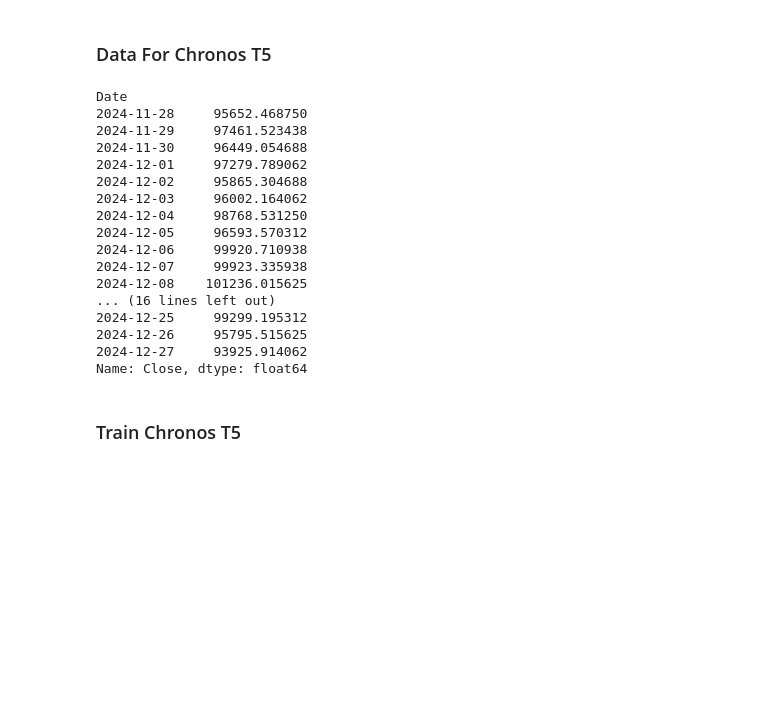
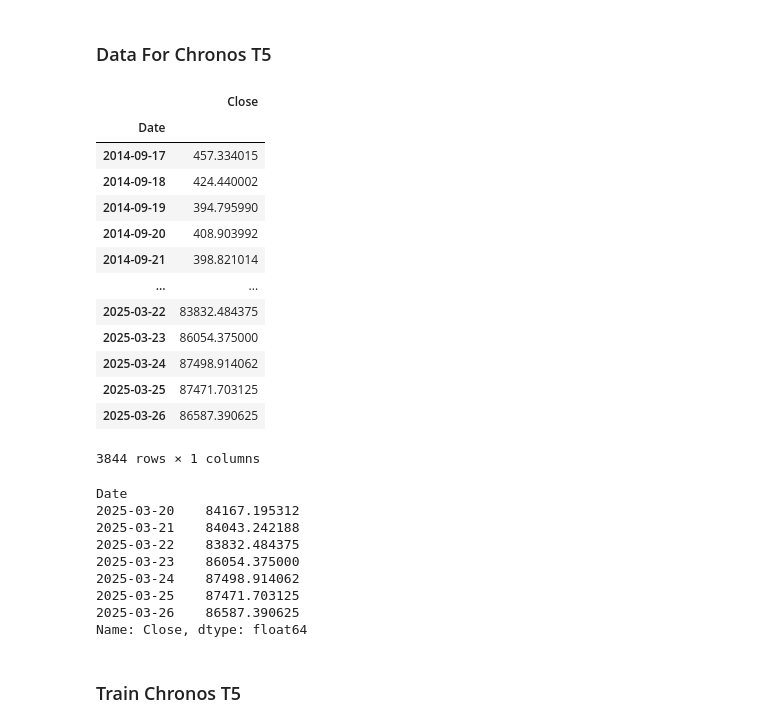
Before and after one commit to Ivo196/Chronos-T5-Large, a Jupyter notebook: Chronos-T5.ipynb, the cells around one changed output. Cells and saved outputs as stored; diff of their text form; code cells hidden in the pictures; blank space fills up the shorter version.

```diff
--- a/Chronos-T5.ipynb
+++ b/Chronos-T5.ipynb
@@ -5,11 +5,27 @@
 # %%
 import pandas as pd
 token = 'data/BTC-USD.csv'
 data = pd.read_csv(token, parse_dates=['Date'], index_col=['Date'])
-data.drop(['Adj Close', 'Open', 'High', 'Low', 'Volume'], axis=1, inplace=True)
+data.drop(['Open', 'High', 'Low', 'Volume'], axis=1, inplace=True)
+data
+# %% [output]
+|  | Close |
+| Date |  |
+| 2014-09-17 | 457.334015 |
+| 2014-09-18 | 424.440002 |
+| 2014-09-19 | 394.795990 |
+| 2014-09-20 | 408.903992 |
+| 2014-09-21 | 398.821014 |
+| ... | ... |
+| 2025-03-22 | 83832.484375 |
+| 2025-03-23 | 86054.375000 |
+| 2025-03-24 | 87498.914062 |
+| 2025-03-25 | 87471.703125 |
+| 2025-03-26 | 86587.390625 |
+3844 rows × 1 columns
 # %%
 # Define the prediction length
-prediction_length = 30
+prediction_length = 7
 
 # Split the data
 close_train = data['Close'][:-prediction_length]
@@ -17,21 +33,13 @@ close_test = data['Close'][-prediction_length:]
 close_test
 # %% [output]
 Date
-2024-11-28     95652.468750
-2024-11-29     97461.523438
-2024-11-30     96449.054688
-2024-12-01     97279.789062
-2024-12-02     95865.304688
-2024-12-03     96002.164062
-2024-12-04     98768.531250
-2024-12-05     96593.570312
-2024-12-06     99920.710938
-2024-12-07     99923.335938
-2024-12-08    101236.015625
-... (16 lines left out)
-2024-12-25     99299.195312
-2024-12-26     95795.515625
-2024-12-27     93925.914062
+2025-03-20    84167.195312
+2025-03-21    84043.242188
+2025-03-22    83832.484375
+2025-03-23    86054.375000
+2025-03-24    87498.914062
+2025-03-25    87471.703125
+2025-03-26    86587.390625
 Name: Close, dtype: float64
 # %% [markdown]
 ### Train Chronos T5
```
Also changed, not shown: parts of 6 cells of this notebook, 2 other files.
